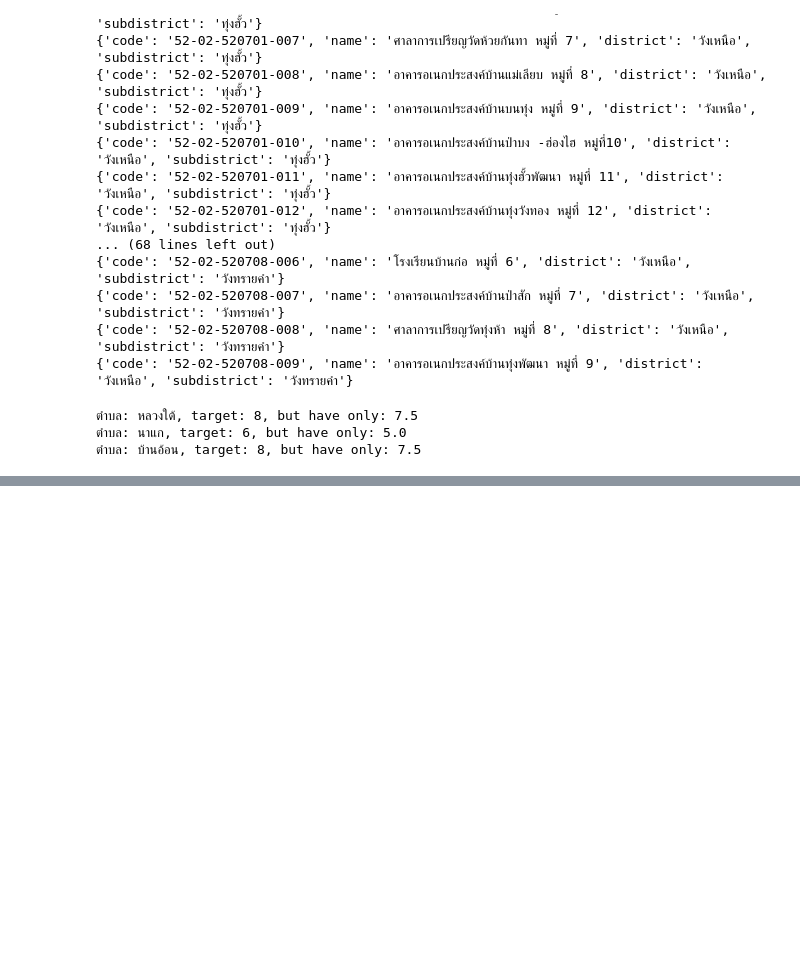
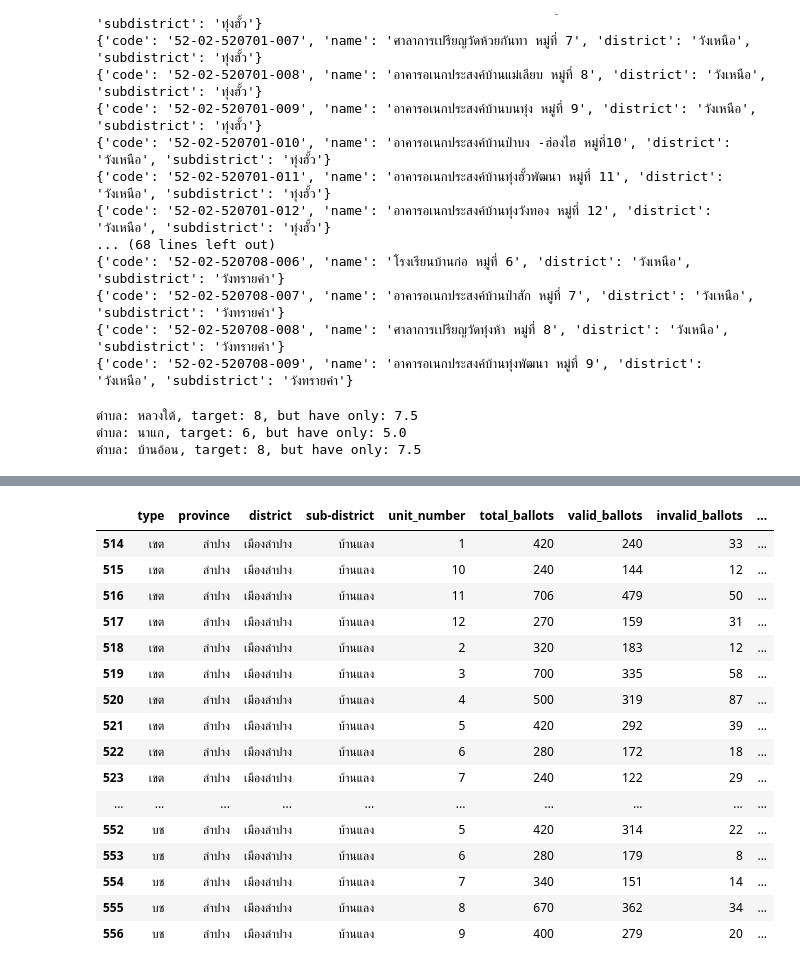
Before and after one commit to PhoengZ/lampang-area2-analyze, a Jupyter notebook: src/Clean_validation.ipynb, the cells around one changed output, grey strips where cells are left out. Cells and saved outputs as stored; diff of their text form; code cells hidden in the pictures; blank space fills up the shorter version.

```diff
--- a/src/Clean_validation.ipynb
+++ b/src/Clean_validation.ipynb
@@ -284,0 +472,3 @@ for key, val in d['งาว'].items():
+# %%
+summary.loc[[55], cols[5:]] = [600, 395, 26, 19, 220]
+summary.loc[55]
@@ -284,0 +487,3 @@ for key, val in d['งาว'].items():
+# %%
+summary.loc[[153], cols[5:]] = [440, 274, 12, 22, 132]
+summary.loc[153]
@@ -284,0 +502,6 @@ for key, val in d['งาว'].items():
+# %%
+check_cols = cols[5:]
+summary[check_cols] = summary[check_cols].apply(pd.to_numeric, errors='coerce').fillna(0)
+
+mask = summary[cols[6:]].sum(axis=1) != summary[cols[5]]
+error_rows = summary[mask]
@@ -284,0 +510,22 @@ for key, val in d['งาว'].items():
+# %%
+all_subdistrict.append("บ้านใหม่")
+# %%
+summary[summary['sub-district'] == all_subdistrict[0]]
+# %% [output]
+|  | type | province | district | sub-district | unit_number | total_ballots | valid_ballots | invalid_ballots | ... |
+| 514 | เขต | ลำปาง | เมืองลำปาง | บ้านแลง | 1 | 420 | 240 | 33 | ... |
+| 515 | เขต | ลำปาง | เมืองลำปาง | บ้านแลง | 10 | 240 | 144 | 12 | ... |
+| 516 | เขต | ลำปาง | เมืองลำปาง | บ้านแลง | 11 | 706 | 479 | 50 | ... |
+| 517 | เขต | ลำปาง | เมืองลำปาง | บ้านแลง | 12 | 270 | 159 | 31 | ... |
+| 518 | เขต | ลำปาง | เมืองลำปาง | บ้านแลง | 2 | 320 | 183 | 12 | ... |
+| 519 | เขต | ลำปาง | เมืองลำปาง | บ้านแลง | 3 | 700 | 335 | 58 | ... |
+| 520 | เขต | ลำปาง | เมืองลำปาง | บ้านแลง | 4 | 500 | 319 | 87 | ... |
+| 521 | เขต | ลำปาง | เมืองลำปาง | บ้านแลง | 5 | 420 | 292 | 39 | ... |
+| 522 | เขต | ลำปาง | เมืองลำปาง | บ้านแลง | 6 | 280 | 172 | 18 | ... |
+| 523 | เขต | ลำปาง | เมืองลำปาง | บ้านแลง | 7 | 240 | 122 | 29 | ... |
+| ... | ... | ... | ... | ... | ... | ... | ... | ... | ... |
+| 552 | บช | ลำปาง | เมืองลำปาง | บ้านแลง | 5 | 420 | 314 | 22 | ... |
+| 553 | บช | ลำปาง | เมืองลำปาง | บ้านแลง | 6 | 280 | 179 | 8 | ... |
+| 554 | บช | ลำปาง | เมืองลำปาง | บ้านแลง | 7 | 340 | 151 | 14 | ... |
+| 555 | บช | ลำปาง | เมืองลำปาง | บ้านแลง | 8 | 670 | 362 | 34 | ... |
+| 556 | บช | ลำปาง | เมืองลำปาง | บ้านแลง | 9 | 400 | 279 | 20 | ... |
```
Also changed, not shown: parts of 20 cells of this notebook, 2 other files.
